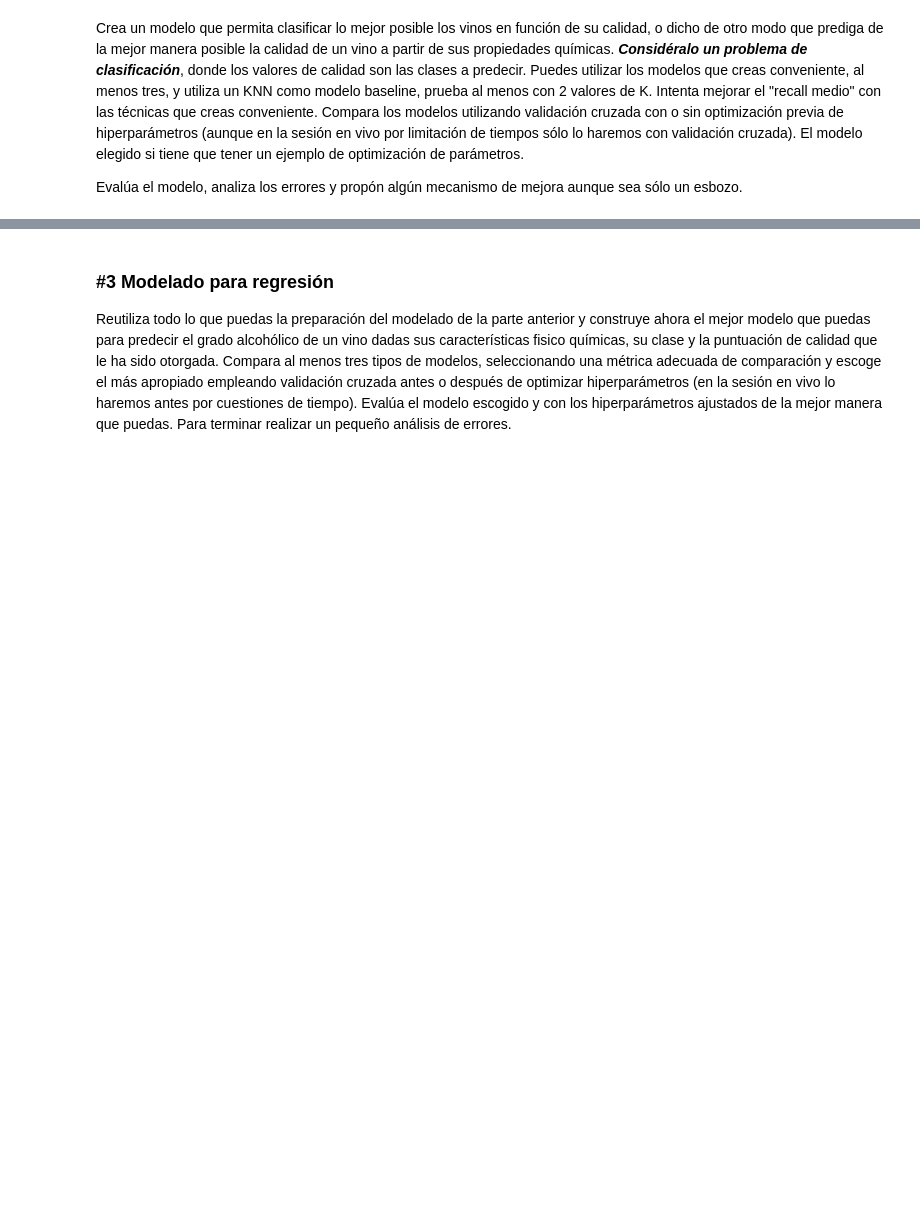
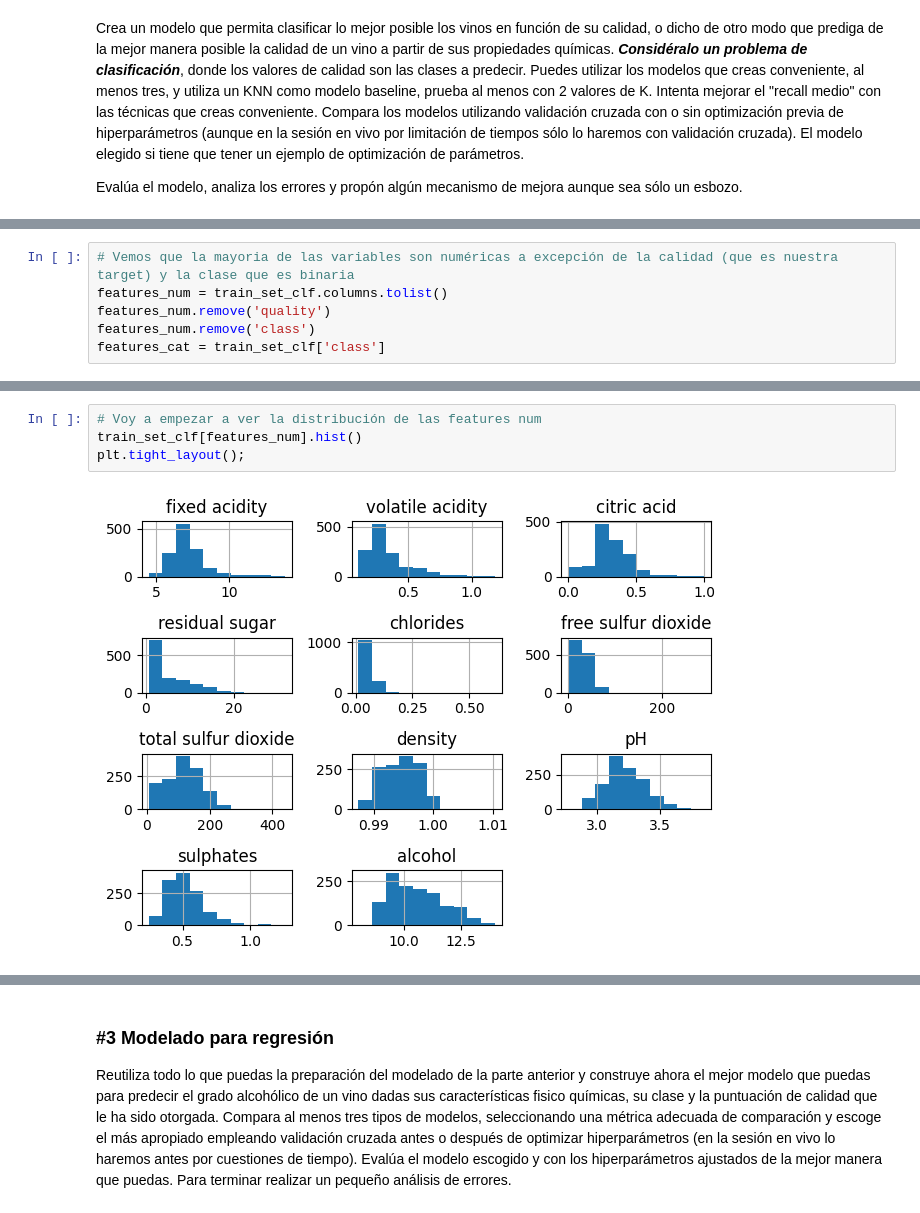
Before and after one commit to Lauragarbre/ONLINE_DS_THEBRIDGE_Curso2025, a Jupyter notebook: Bootcamp_Data_Science_2025/04_Machine_Learning /Sprint 12_ML_Modelos_Supervisdos_III_Otros_Modelos_Supervisados_y_Repaso/Unidad 02/18_Practica_Obligatoria_Repaso_Aprendizaje_Supervisado_Hecha.ipynb, the cells around one changed output, grey strips where cells are left out. Saved outputs shown, nothing was run; the diff lists cells and outputs as text; blank space fills up the shorter version.

```diff
--- a/Bootcamp_Data_Science_2025/04_Machine_Learning /Sprint 12_ML_Modelos_Supervisdos_III_Otros_Modelos_Supervisados_y_Repaso/Unidad 02/18_Practica_Obligatoria_Repaso_Aprendizaje_Supervisado_Hecha.ipynb
+++ b/Bootcamp_Data_Science_2025/04_Machine_Learning /Sprint 12_ML_Modelos_Supervisdos_III_Otros_Modelos_Supervisados_y_Repaso/Unidad 02/18_Practica_Obligatoria_Repaso_Aprendizaje_Supervisado_Hecha.ipynb
@@ -123,0 +155,6 @@ Evalúa el modelo, analiza los errores y propón algún mecanismo de mejora aunq
+# %%
+# Vemos que la mayoria de las variables son numéricas a excepción de la calidad (que es nuestra target) y la clase que es binaria
+features_num = train_set_clf.columns.tolist()
+features_num.remove('quality')
+features_num.remove('class')
+features_cat = train_set_clf['class']
@@ -123,0 +175,6 @@ Evalúa el modelo, analiza los errores y propón algún mecanismo de mejora aunq
+# %%
+# Voy a empezar a ver la distribución de las features num
+train_set_clf[features_num].hist()
+plt.tight_layout();
+# %% [output]
+[figure, added]
```
Also changed, not shown: parts of 25 cells of this notebook.
